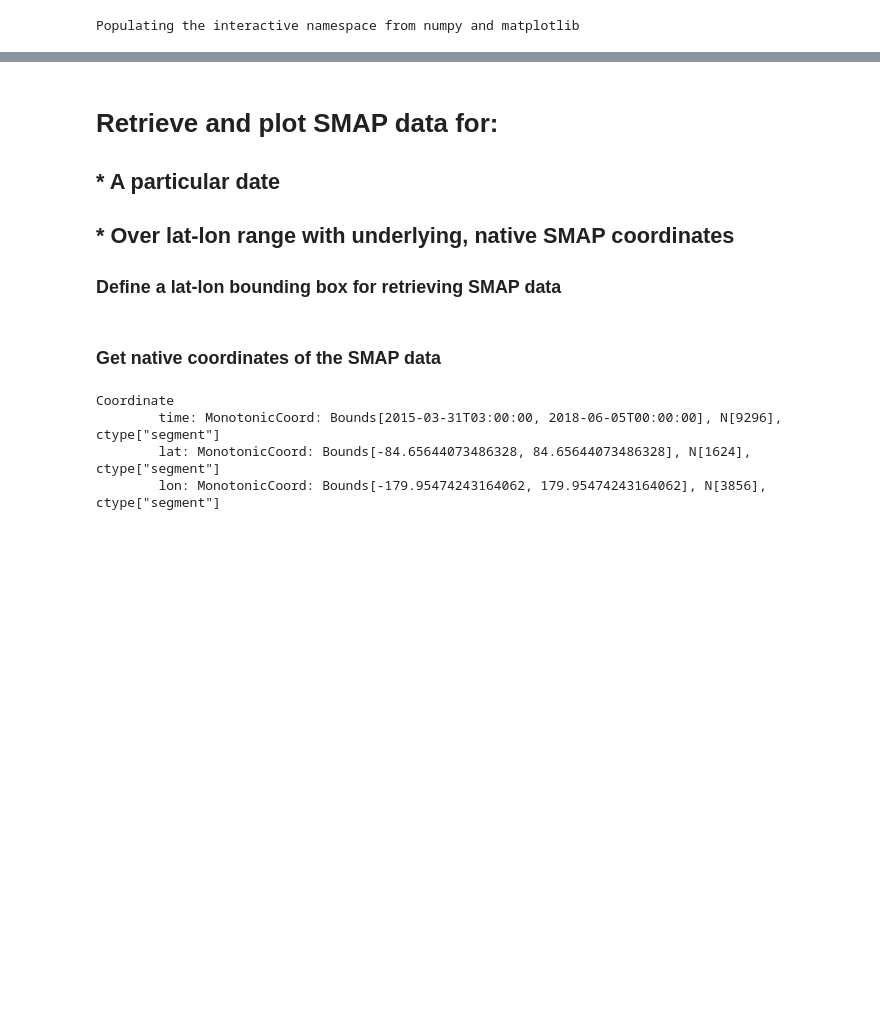
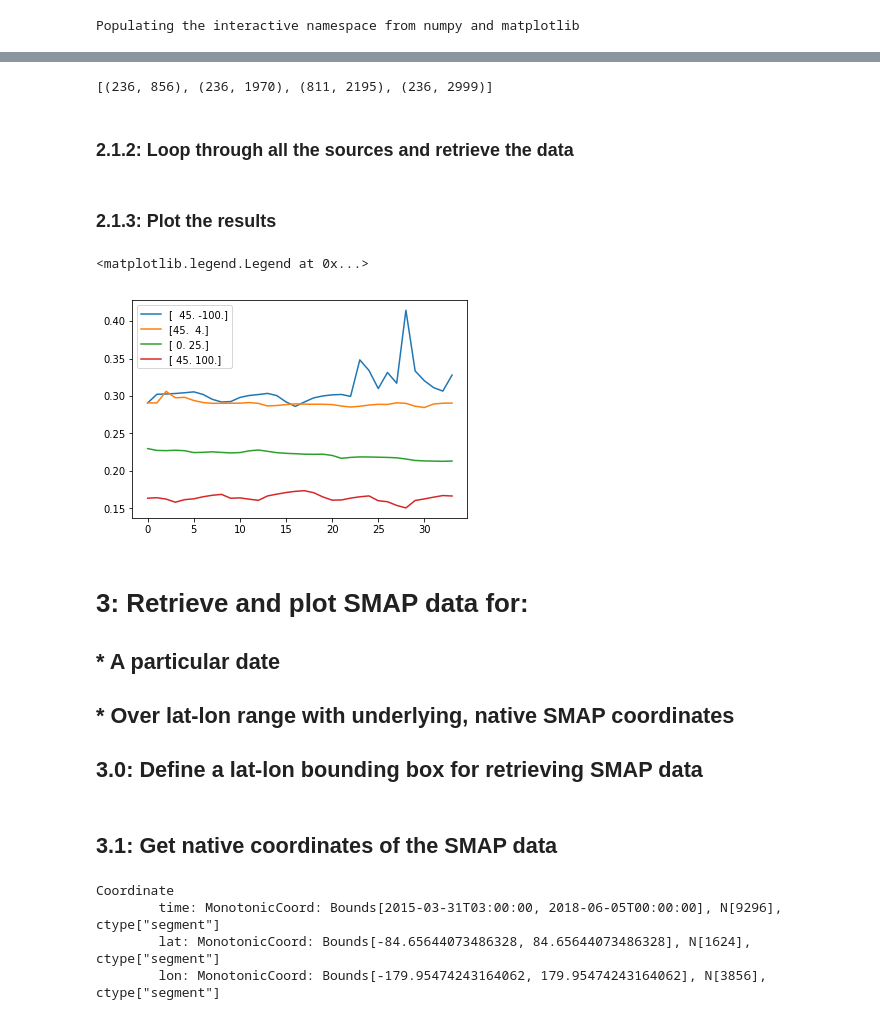
Before and after one commit to creare-com/podpac, a Jupyter notebook: doc/notebooks/SMAP-level4-data-access.ipynb, the cells around one changed output, grey strips where cells are left out. Drawn from its saved outputs; the diff is of its cells as text; code cells hidden in the pictures; blank space fills up the shorter version.

```diff
--- a/doc/notebooks/SMAP-level4-data-access.ipynb
+++ b/doc/notebooks/SMAP-level4-data-access.ipynb
@@ -73,0 +216,14 @@ FigureCanvasNbAgg()
+# %%
+# I'm using PODPAC to help out
+date_source_inds = sm.source_coordinates.intersect(c_pts, ind=True)
+date_sources = sm.sources[date_source_inds]
+sources = []
+for ds in date_sources:
+    inds = ds.source_coordinates.intersect(c_pts, ind=True)
+    sources.append(ds.sources[inds])
+sources = np.concatenate(sources)
+print(len(sources))
+source_urls = []
+for s in sources:
+    source_urls.append(s.source)
+    print(source_urls[-1])
@@ -74,12 +250,45 @@ FigureCanvasNbAgg()
+# %%
+dataset = pydap.client.open_url(source_urls[0], session=auth_session)
+key = 'Analysis_Data_sm_surface_analysis'
+lat_key = 'cell_lat'
+lon_key = 'cell_lon'
+lat = dataset[lat_key][:]
+lon = dataset[lon_key][:]
+# %%
+inds = []
+for pt in lat_lon_pts.T:
+    lat_ind = np.argmin(np.abs(lat[:, 0] - pt[0]))
+    lon_ind = np.argmin(np.abs(lon[0, :] - pt[1]))
+    inds.append((lat_ind, lon_ind))
+inds
+# %% [output]
+[(236, 856), (236, 1970), (811, 2195), (236, 2999)]
+# %% [markdown]
+### 2.1.2: Loop through all the sources and retrieve the data
+# %%
+data = []
+for s in source_urls:
+    dataset = pydap.client.open_url(s, session=auth_session)
+    date_data = [dataset[key][int(ind[0]), int(ind[1])].data.item() for ind in inds]
+    data.append(date_data)
+# %% [markdown]
+### 2.1.3: Plot the results
+# %%
+figure()
+plot(data)
+legend([str(llp) for llp in lat_lon_pts.T])
+# %% [output]
+<matplotlib.legend.Legend at 0x...>
+[figure, added]
 # %% [markdown]
-# Retrieve and plot SMAP data for:
+# 3: Retrieve and plot SMAP data for:
 ## * A particular date
 ## * Over lat-lon range with underlying, native SMAP coordinates
-### Define a lat-lon bounding box for retrieving SMAP data
+## 3.0: Define a lat-lon bounding box for retrieving SMAP data
 # %%
 bbox = podpac.Coordinate(#dim=(start, stop, number)
                           lat=(   49,   25, 2),
                           lon=( -126,  -66, 2))
 # %% [markdown]
-### Get native coordinates of the SMAP data
+## 3.1: Get native coordinates of the SMAP data
 # %%
```
Also changed, not shown: parts of 29 cells of this notebook, 2 other files.
